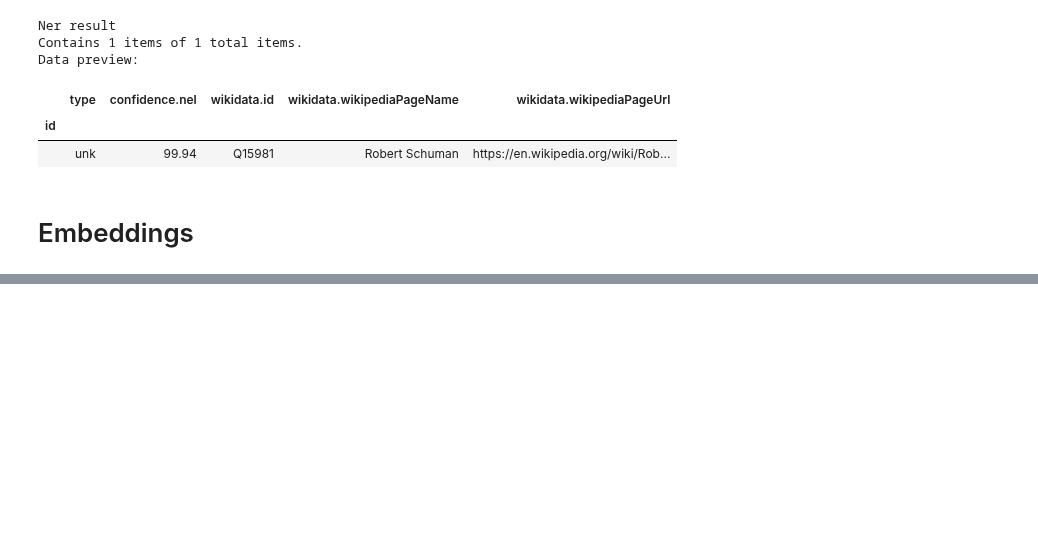
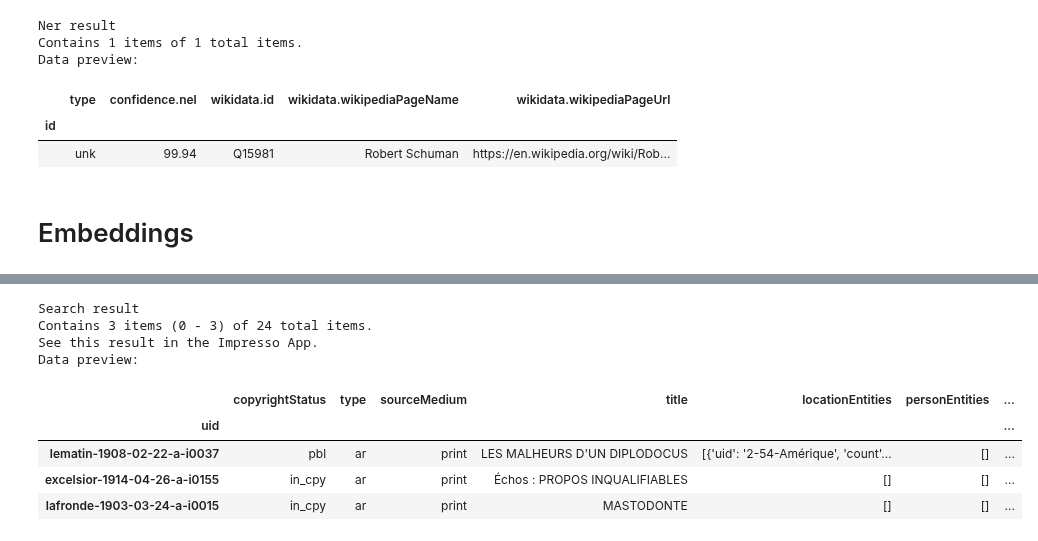
Before and after one commit to impresso/impresso-py, a Jupyter notebook: examples/notebooks/tools.ipynb, the cells around one changed output, grey strips where cells are left out. Drawn from its saved outputs; the diff is of its cells as text; code cells hidden in the pictures; blank space fills up the shorter version.

```diff
--- a/examples/notebooks/tools.ipynb
+++ b/examples/notebooks/tools.ipynb
@@ -89,0 +110,16 @@ Data preview:
+# %%
+impresso.search.find(
+  country="FR",
+  embedding=impresso.tools.embed_text(text="A giant dinosaur", target="text"),
+  limit=3
+)
+# %% [output]
+Search result
+Contains 3 items (0 - 3) of 24 total items.
+See this result in the Impresso App.
+Data preview:
+|  | copyrightStatus | type | sourceMedium | title | locationEntities | personEntities | ... |
+| uid |  |  |  |  |  |  | ... |
+| lematin-1908-02-22-a-i0037 | pbl | ar | print | LES MALHEURS D'UN DIPLODOCUS | [{'uid': '2-54-Amérique', 'count'... | [] | ... |
+| excelsior-1914-04-26-a-i0155 | in_cpy | ar | print | Échos : PROPOS INQUALIFIABLES | [] | [] | ... |
+| lafronde-1903-03-24-a-i0015 | in_cpy | ar | print | MASTODONTE | [] | [] | ... |
```
Also changed, not shown: parts of 4 cells of this notebook, 7 other files.
